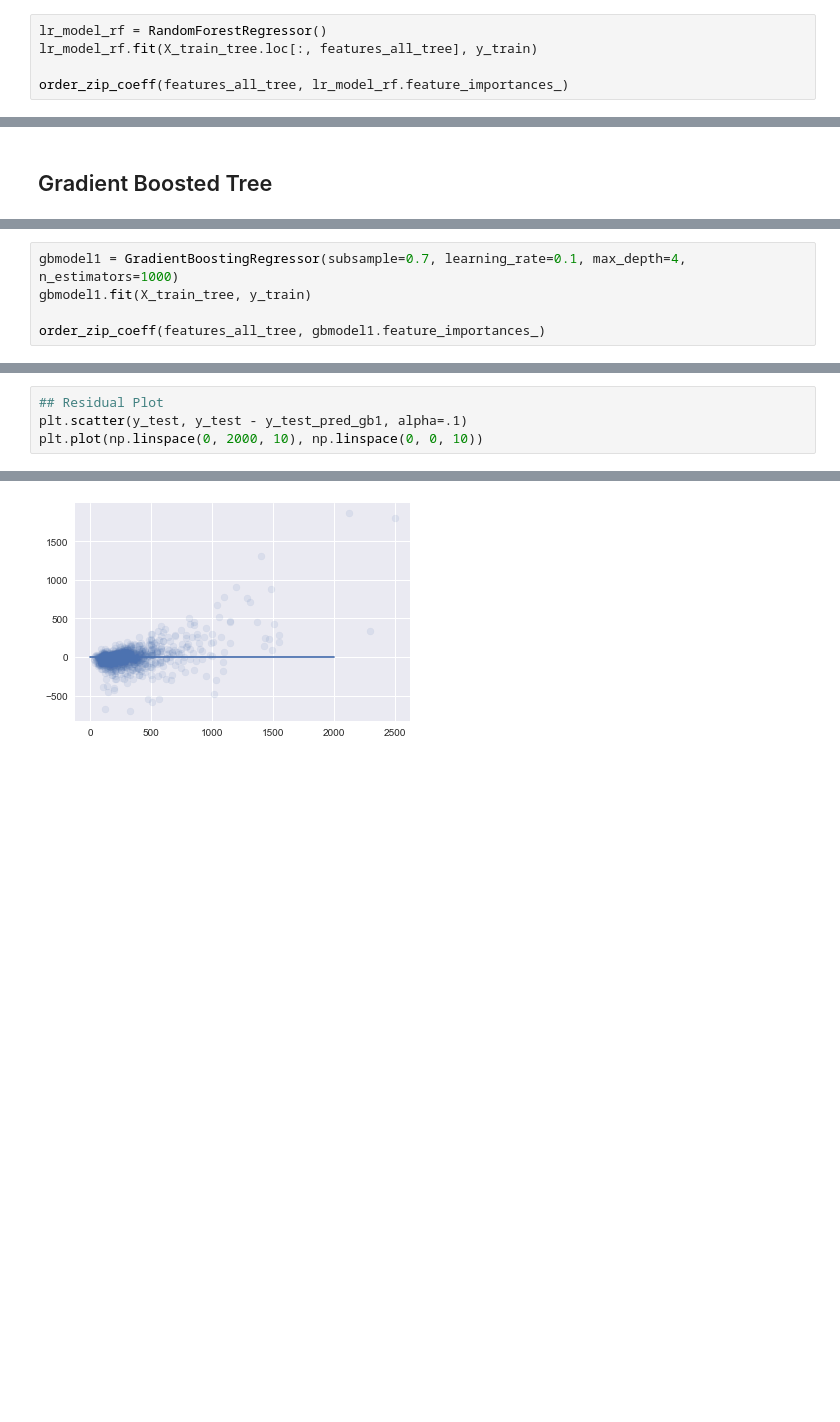
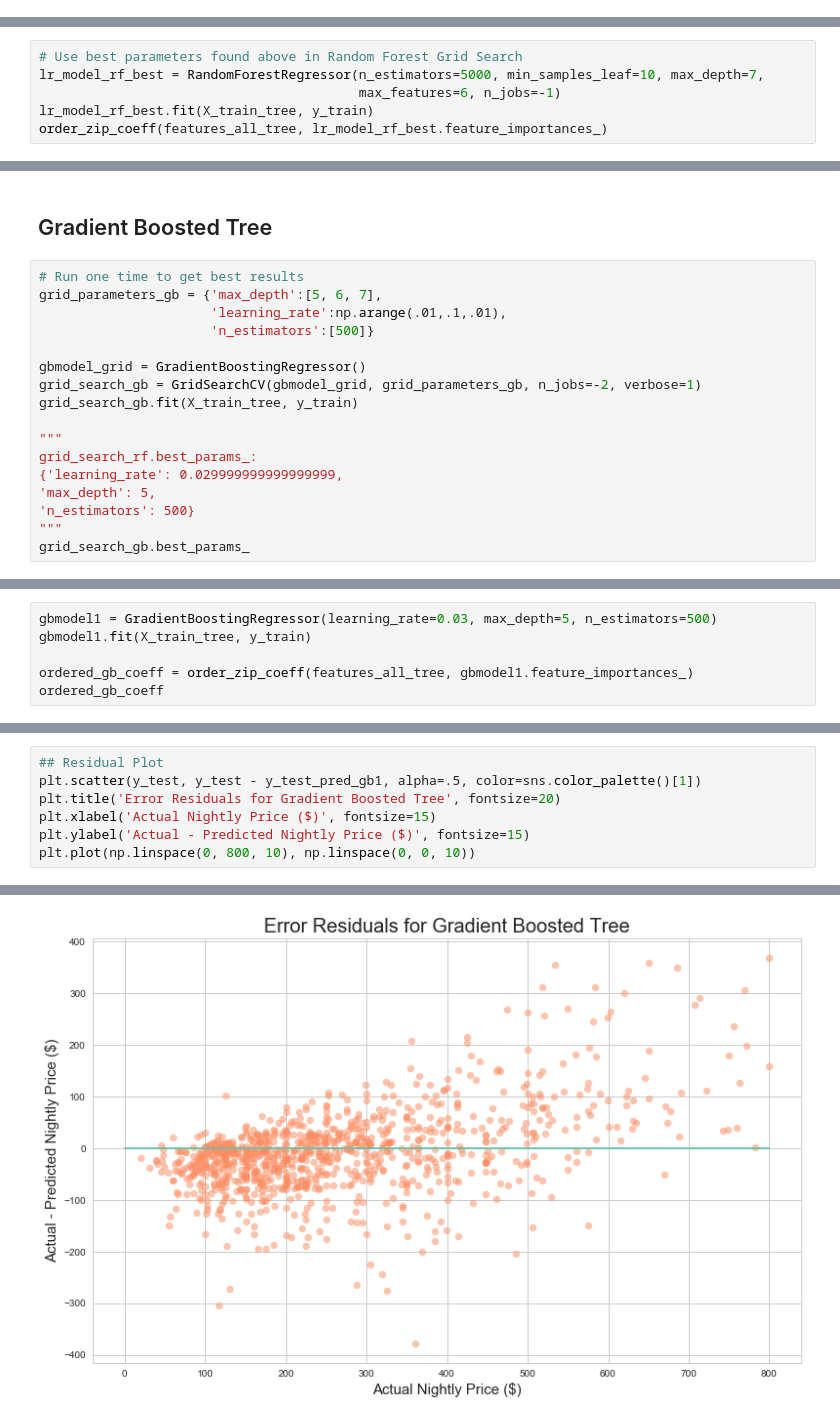
Before and after one commit to nanafwu/vacation-home-regression, a Jupyter notebook: HomeAway_Regression.ipynb, the cells around one changed output, grey strips where cells are left out. Cells and saved outputs as stored; diff of their text form; blank space fills up the shorter version.

```diff
--- a/HomeAway_Regression.ipynb
+++ b/HomeAway_Regression.ipynb
@@ -350,7 +487,2 @@ R2: 0.489241255785
 # %% [markdown]
 ## Random Forest
-# %%
-lr_model_rf = RandomForestRegressor()
-lr_model_rf.fit(X_train_tree.loc[:, features_all_tree], y_train)
-
-order_zip_coeff(features_all_tree, lr_model_rf.feature_importances_)
@@ -374,0 +517,6 @@ order_zip_coeff(features_all_tree, lr_model_rf.feature_importances_)
+# %%
+# Use best parameters found above in Random Forest Grid Search
+lr_model_rf_best = RandomForestRegressor(n_estimators=5000, min_samples_leaf=10, max_depth=7,
+                                         max_features=6, n_jobs=-1)
+lr_model_rf_best.fit(X_train_tree, y_train)
+order_zip_coeff(features_all_tree, lr_model_rf_best.feature_importances_)
@@ -383,2 +549,19 @@ R2: 0.531453092187
 # %% [markdown]
 ## Gradient Boosted Tree
+# %%
+# Run one time to get best results
+grid_parameters_gb = {'max_depth':[5, 6, 7],
+                      'learning_rate':np.arange(.01,.1,.01),
+                      'n_estimators':[500]}
+
+gbmodel_grid = GradientBoostingRegressor()
+grid_search_gb = GridSearchCV(gbmodel_grid, grid_parameters_gb, n_jobs=-2, verbose=1)
+grid_search_gb.fit(X_train_tree, y_train)
+
+"""
+grid_search_rf.best_params_:
+{'learning_rate': 0.029999999999999999,
+'max_depth': 5,
+'n_estimators': 500}
+"""
+grid_search_gb.best_params_
@@ -385,6 +573,7 @@ R2: 0.531453092187
 # %%
-gbmodel1 = GradientBoostingRegressor(subsample=0.7, learning_rate=0.1, max_depth=4, n_estimators=1000)
+gbmodel1 = GradientBoostingRegressor(learning_rate=0.03, max_depth=5, n_estimators=500)
 gbmodel1.fit(X_train_tree, y_train)
 
-order_zip_coeff(features_all_tree, gbmodel1.feature_importances_)
+ordered_gb_coeff = order_zip_coeff(features_all_tree, gbmodel1.feature_importances_)
+ordered_gb_coeff
 # %% [output]
@@ -416,7 +615,10 @@ R2: 0.617844740194
 # %%
 ## Residual Plot
-plt.scatter(y_test, y_test - y_test_pred_gb1, alpha=.1)
-plt.plot(np.linspace(0, 2000, 10), np.linspace(0, 0, 10))
+plt.scatter(y_test, y_test - y_test_pred_gb1, alpha=.5, color=sns.color_palette()[1])
+plt.title('Error Residuals for Gradient Boosted Tree', fontsize=20)
+plt.xlabel('Actual Nightly Price ($)', fontsize=15)
+plt.ylabel('Actual - Predicted Nightly Price ($)', fontsize=15)
+plt.plot(np.linspace(0, 800, 10), np.linspace(0, 0, 10))
 # %% [output]
 [<matplotlib.lines.Line2D at 0x...>]
-[figure, old version]
+[figure, new version]
```
Also changed, not shown: parts of 53 cells of this notebook, 1 other file.
